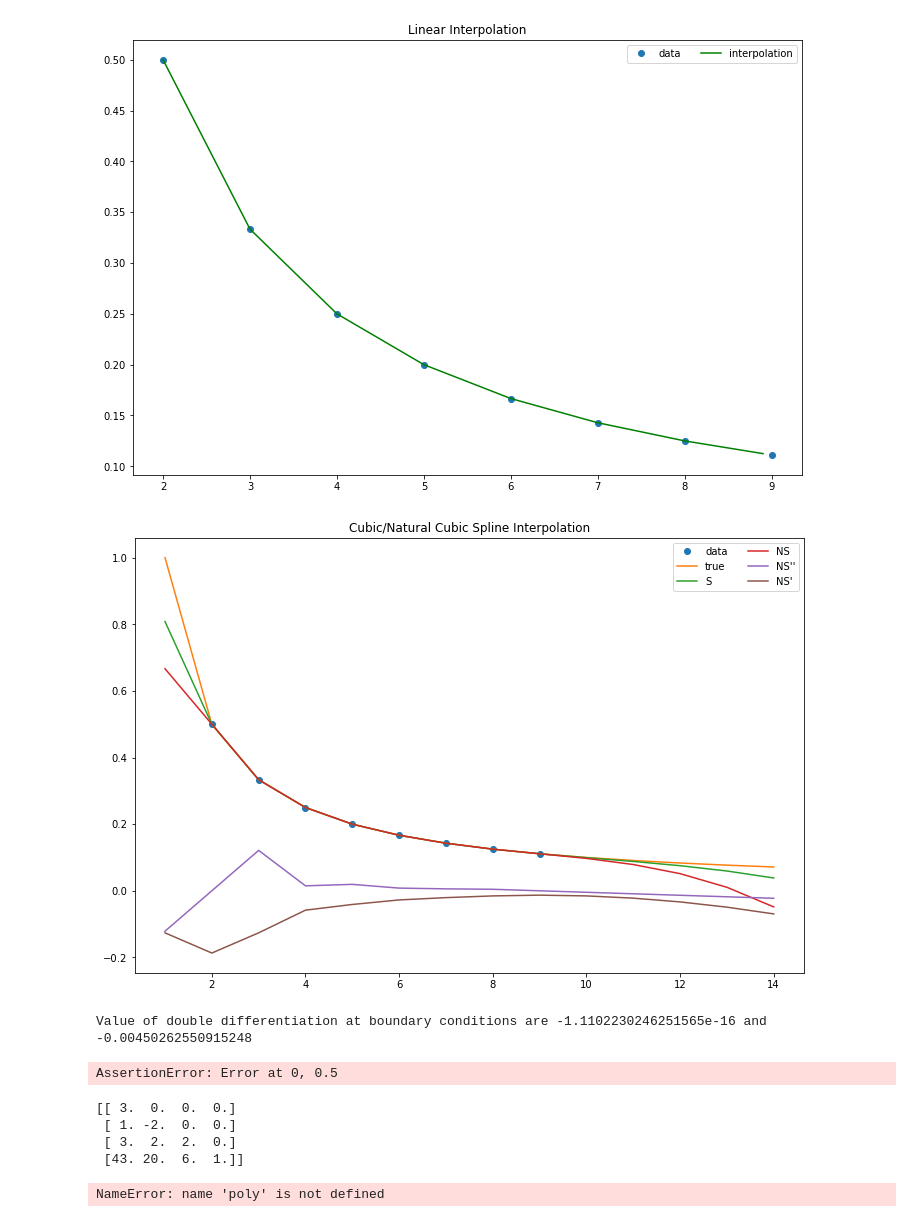
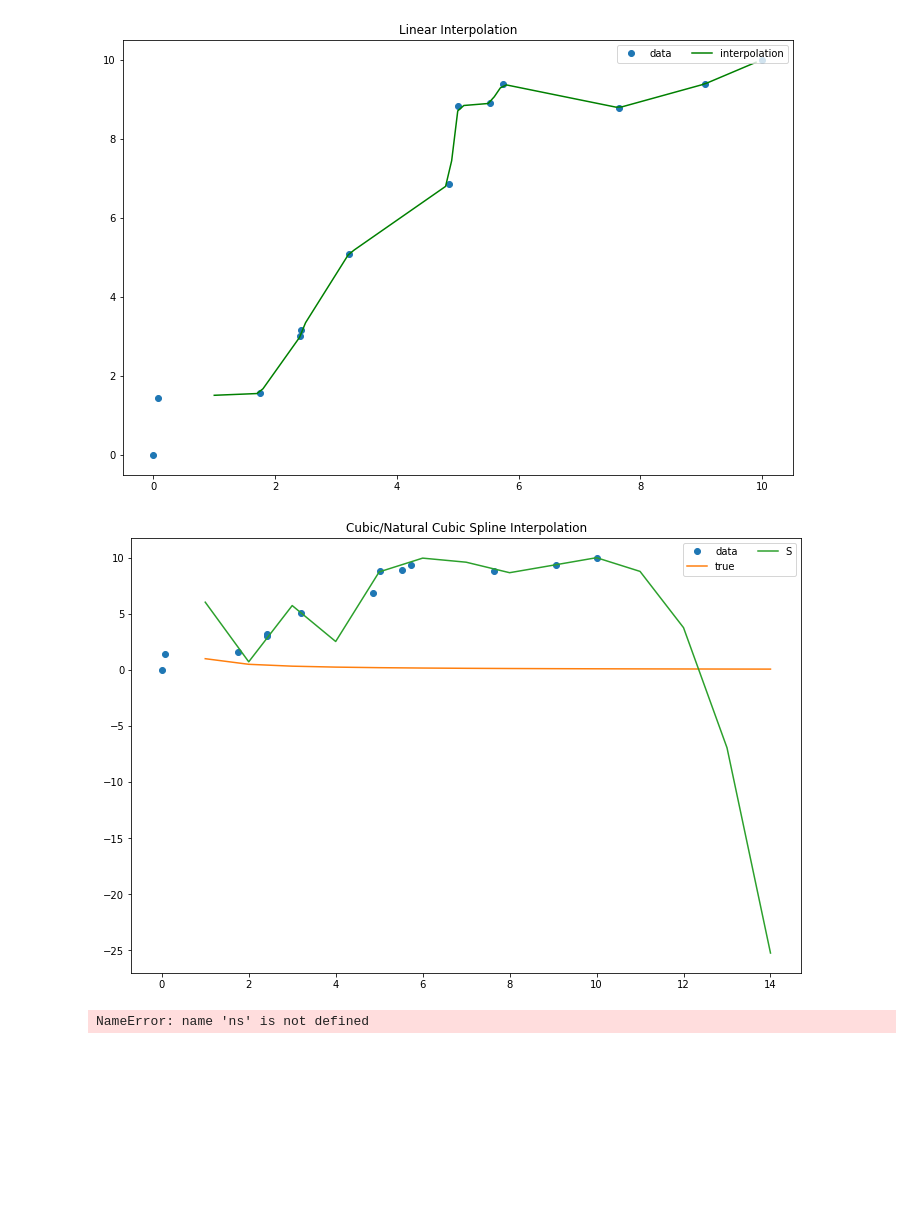
Before and after one commit to FabricioMT/Trabalho-2-Algorimitos-Numericos-Interpolation, a Jupyter notebook: matptest.ipynb, the cells around one changed output. Saved outputs shown, nothing was run; the diff lists cells and outputs as text; code cells hidden in the pictures; blank space fills up the shorter version.

```diff
--- a/matptest.ipynb
+++ b/matptest.ipynb
@@ -4,46 +4,43 @@ import numpy as np
 from scipy.interpolate import CubicSpline, interp1d
 plt.rcParams['figure.figsize'] =(12,8)
 
-x = np.arange(2,10)
-y = 1/(x)
+x = [0,     0.074,  1.746,  2.416,  2.428,  3.213,  4.853,  5.01,   5.526,  5.741,  7.645,  9.058, 10]
+y = [0,     1.453,  1.558,  3.008,  3.171,  5.094,  6.852,  8.83,   8.895,  9.38,  8.785,  9.386, 10]
 # apply cubic spline interpolation
 cs = CubicSpline(x, y, extrapolate=True)
 # apply natural cubic spline interpolation
-ns = CubicSpline(x, y,bc_type='natural', extrapolate=True)
 
 # Apply Linear interpolation
 linear_int = interp1d(x,y)
 
-xs = np.arange(2, 9, 0.1)
+xs = np.arange(1, 10, 0.1)
 ys = linear_int(xs)
 
 # plot linear interpolation
 plt.plot(x, y,'o', label='data')
 plt.plot(xs,ys,  label="interpolation", color='green')
 plt.legend(loc='upper right', ncol=2)
 plt.title('Linear Interpolation')
 plt.show()
 
 # define a new xs
 xs = np.arange(1,15)
 #plot cubic spline and natural cubic spline
 plt.plot(x, y, 'o', label='data')
 plt.plot(xs, 1/(xs), label='true')
 plt.plot(xs, cs(xs), label="S")
-plt.plot(xs, ns(xs), label="NS")
-plt.plot(xs, ns(xs,2), label="NS''")
-plt.plot(xs, ns(xs,1), label="NS'")
+
 
 plt.legend(loc='upper right', ncol=2)
 plt.title('Cubic/Natural Cubic Spline Interpolation')
 plt.show()
 
 # check for boundary condition
 print("Value of double differentiation at boundary conditions are %s and %s"
       %(ns(2,2),ns(10,2)))
 # %% [output]
-[figure, old version]
+[figure, new version]
-[figure, old version]
+[figure, new version]
-Value of double differentiation at boundary conditions are -1.1102230246251565e-16 and -0.00450262550915248
+NameError: name 'ns' is not defined
 # %%
 from typing import Tuple, List
@@ -103,53 +100,3 @@ def compute_spline(x: List[float], y: List[float]):
         return (((C[0] * z) + C[1]) * z + C[2]) * z + C[3]
 
     return spline
-# %%
-import matplotlib.pyplot as plt
-
-test_x = [0,1,2,3]
-test_y = [0,0.5,2,1.5]
-spline = compute_spline(x, y)
-
-for i, k in enumerate(test_x):
-    assert abs(y[i] - spline(k)) < 1e-8, f'Error at {k}, {y[i]}'
-
-x_vals = [v / 10 for v in range(0, 50, 1)]
-y_vals = [spline(j) for j in x_vals]
-
-plt.plot(x_vals, y_vals)
-# %% [output]
-AssertionError: Error at 0, 0.5
-# %%
-x = np.array([-1,0,1,3], dtype="double")
-y = np.array([3,1,3,43], dtype="double")
-#inicializando a tabela
-T = np.zeros((4,4));
-#primeira coluna
-T[:,0]=y;
-#segunda coluna
-T[1,1]=(T[1,0]-T[0,0])/(x[1]-x[0]);
-T[2,1]=(T[2,0]-T[1,0])/(x[2]-x[1]);
-T[3,1]=(T[3,0]-T[2,0])/(x[3]-x[2]);
-#terceira coluna
-T[2,2]=(T[2,1]-T[1,1])/(x[2]-x[0]);
-T[3,2]=(T[3,1]-T[2,1])/(x[3]-x[1]);
-#quarta coluna
-T[3,3]=(T[3,2]-T[2,2])/(x[3]-x[0]);
-print(T)
-#polinomio interpolador
-p = np.array([T[0,0]], dtype="double")
-paux = np.array([-x[0],1], dtype="double")
-p.resize(2)
-p += T[1,1]*paux
-paux = poly.polymul(paux,[-x[1],1])
-p.resize(3)
-p += T[2,2]*paux
-paux = poly.polymul(paux,[-x[2],1])
-p.resize(4)
-p += T[3,3]*paux
-# %% [output]
-[[ 3.  0.  0.  0.]
- [ 1. -2.  0.  0.]
- [ 3.  2.  2.  0.]
- [43. 20.  6.  1.]]
-NameError: name 'poly' is not defined
```
Also changed, not shown: parts of 4 cells of this notebook.
